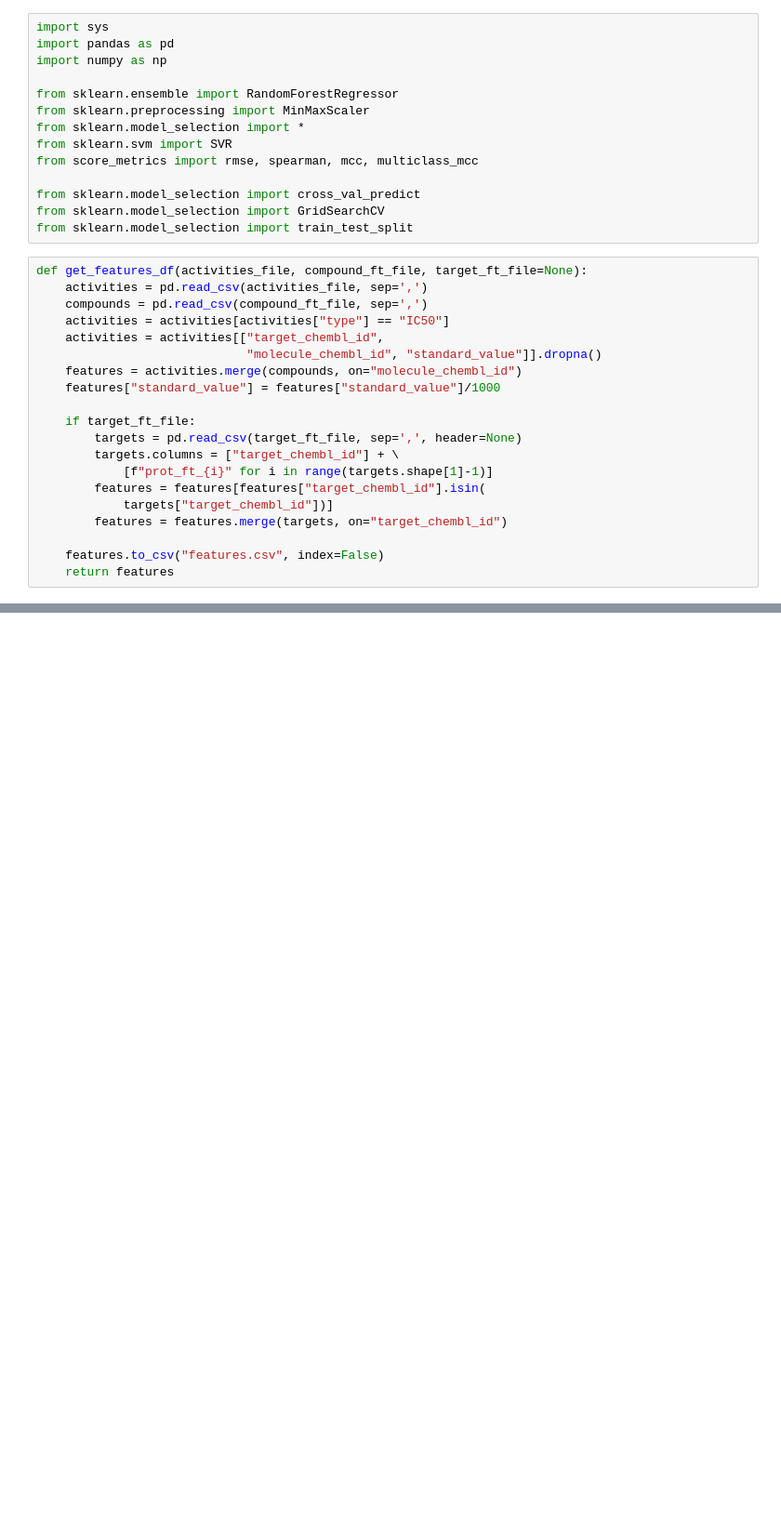
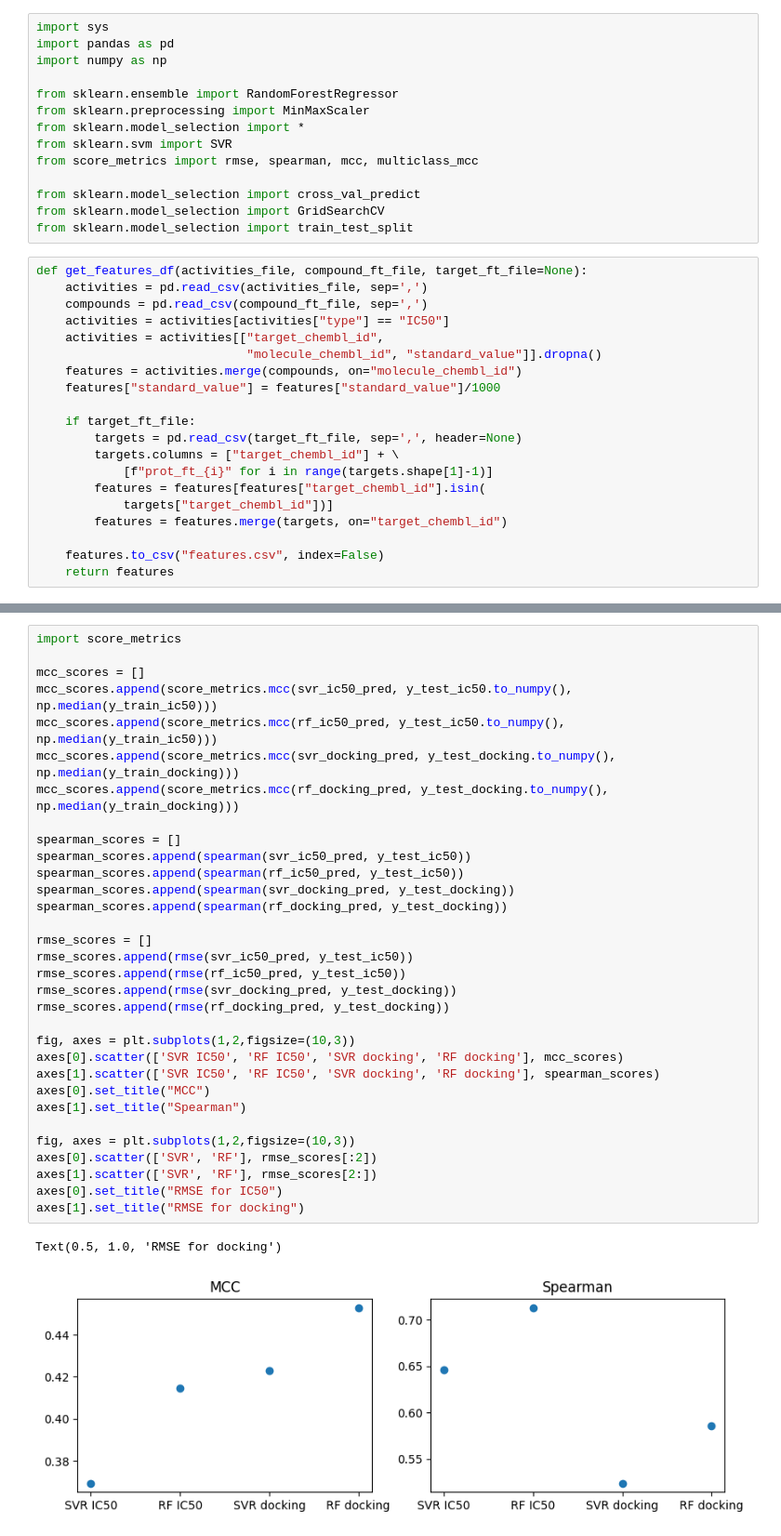
Before and after one commit to jakubguzek/nsp13-inhibitors-identification, a Jupyter notebook: model/model.ipynb, the cells around one changed output, grey strips where cells are left out. Shown: that part at 93% size. Drawn from its saved outputs; the diff is of its cells as text; blank space fills up the shorter version.

```diff
--- a/model/model.ipynb
+++ b/model/model.ipynb
@@ -139,0 +258,35 @@ RMSE: 29.56155116161014, Spearman: 0.5411073098706053, MCC: 0.49236596391733095
+# %%
+import score_metrics
+
+mcc_scores = []
+mcc_scores.append(score_metrics.mcc(svr_ic50_pred, y_test_ic50.to_numpy(), np.median(y_train_ic50)))
+mcc_scores.append(score_metrics.mcc(rf_ic50_pred, y_test_ic50.to_numpy(), np.median(y_train_ic50)))
+mcc_scores.append(score_metrics.mcc(svr_docking_pred, y_test_docking.to_numpy(), np.median(y_train_docking)))
+mcc_scores.append(score_metrics.mcc(rf_docking_pred, y_test_docking.to_numpy(), np.median(y_train_docking)))
+
+spearman_scores = []
+spearman_scores.append(spearman(svr_ic50_pred, y_test_ic50))
+spearman_scores.append(spearman(rf_ic50_pred, y_test_ic50))
+spearman_scores.append(spearman(svr_docking_pred, y_test_docking))
+spearman_scores.append(spearman(rf_docking_pred, y_test_docking))
+
+rmse_scores = []
+rmse_scores.append(rmse(svr_ic50_pred, y_test_ic50))
+rmse_scores.append(rmse(rf_ic50_pred, y_test_ic50))
+rmse_scores.append(rmse(svr_docking_pred, y_test_docking))
+rmse_scores.append(rmse(rf_docking_pred, y_test_docking))
+
+fig, axes = plt.subplots(1,2,figsize=(10,3))
+axes[0].scatter(['SVR IC50', 'RF IC50', 'SVR docking', 'RF docking'], mcc_scores)
+axes[1].scatter(['SVR IC50', 'RF IC50', 'SVR docking', 'RF docking'], spearman_scores)
+axes[0].set_title("MCC")
+axes[1].set_title("Spearman")
+
+fig, axes = plt.subplots(1,2,figsize=(10,3))
+axes[0].scatter(['SVR', 'RF'], rmse_scores[:2])
+axes[1].scatter(['SVR', 'RF'], rmse_scores[2:])
+axes[0].set_title("RMSE for IC50")
+axes[1].set_title("RMSE for docking")
+# %% [output]
+Text(0.5, 1.0, 'RMSE for docking')
+[figure, added]
```
Also changed, not shown: parts of 10 cells of this notebook, 3 other files.
